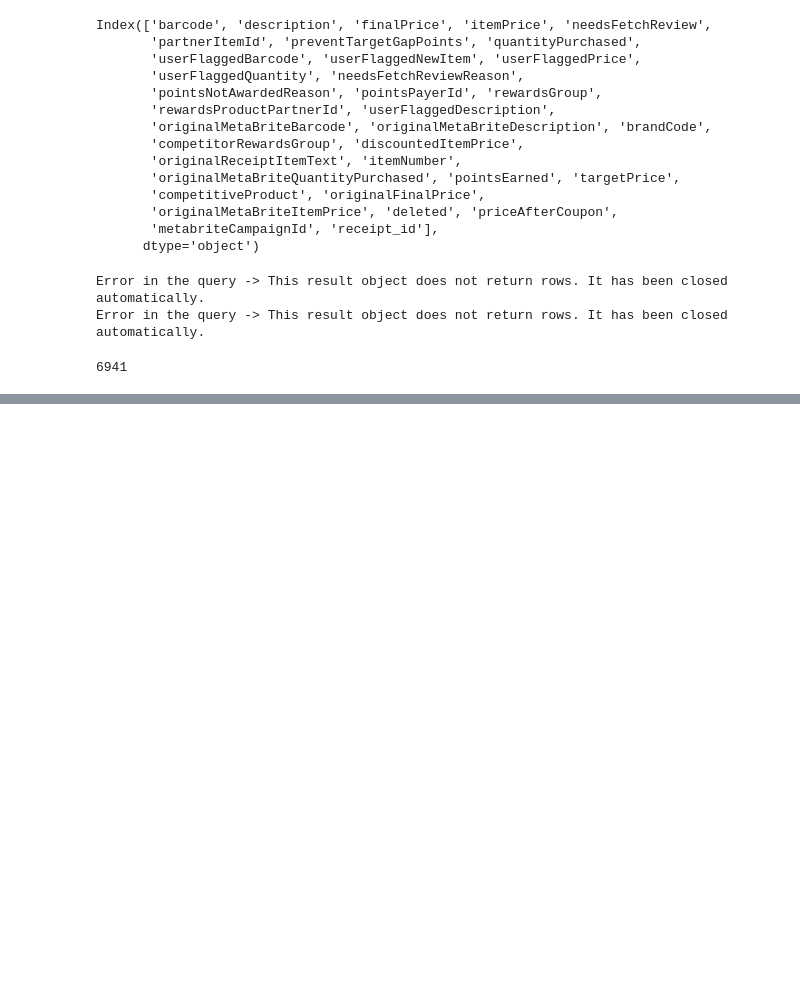
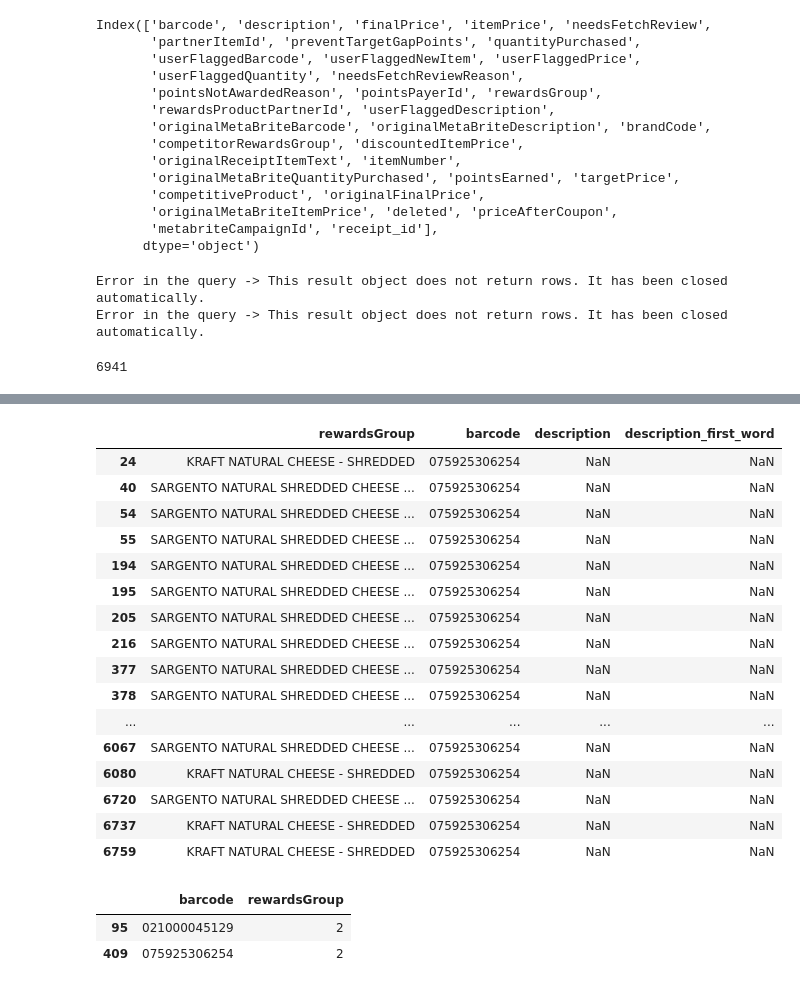
Before and after one commit to AmarthyaK/Fetch_take_home_Amarthya, a Jupyter notebook: Data_quality_checks_and MYSQL_load.ipynb, the cells around one changed output, grey strips where cells are left out. Drawn from its saved outputs; the diff is of its cells as text; code cells hidden in the pictures; blank space fills up the shorter version.

```diff
--- a/Data_quality_checks_and MYSQL_load.ipynb
+++ b/Data_quality_checks_and MYSQL_load.ipynb
@@ -1412,0 +1344,35 @@ receipts_df[receipts_df['scan_check'] == '2021-03'].head()
+# %%
+rewards_receipts_df[rewards_receipts_df['barcode']=='075925306254'][['rewardsGroup','barcode','description','description_first_word']]
+# %% [output]
+|  | rewardsGroup | barcode | description | description_first_word |
+| 24 | KRAFT NATURAL CHEESE - SHREDDED | 075925306254 | NaN | NaN |
+| 40 | SARGENTO NATURAL SHREDDED CHEESE ... | 075925306254 | NaN | NaN |
+| 54 | SARGENTO NATURAL SHREDDED CHEESE ... | 075925306254 | NaN | NaN |
+| 55 | SARGENTO NATURAL SHREDDED CHEESE ... | 075925306254 | NaN | NaN |
+| 194 | SARGENTO NATURAL SHREDDED CHEESE ... | 075925306254 | NaN | NaN |
+| 195 | SARGENTO NATURAL SHREDDED CHEESE ... | 075925306254 | NaN | NaN |
+| 205 | SARGENTO NATURAL SHREDDED CHEESE ... | 075925306254 | NaN | NaN |
+| 216 | SARGENTO NATURAL SHREDDED CHEESE ... | 075925306254 | NaN | NaN |
+| 377 | SARGENTO NATURAL SHREDDED CHEESE ... | 075925306254 | NaN | NaN |
+| 378 | SARGENTO NATURAL SHREDDED CHEESE ... | 075925306254 | NaN | NaN |
+| ... | ... | ... | ... | ... |
+| 6067 | SARGENTO NATURAL SHREDDED CHEESE ... | 075925306254 | NaN | NaN |
+| 6080 | KRAFT NATURAL CHEESE - SHREDDED | 075925306254 | NaN | NaN |
+| 6720 | SARGENTO NATURAL SHREDDED CHEESE ... | 075925306254 | NaN | NaN |
+| 6737 | KRAFT NATURAL CHEESE - SHREDDED | 075925306254 | NaN | NaN |
+| 6759 | KRAFT NATURAL CHEESE - SHREDDED | 075925306254 | NaN | NaN |
+# %%
+rewards_receipts_df_check = rewards_receipts_df.copy()
+# rewards_receipts_df_check['categoryCode'].fillna('NOTFOUND',inplace= True)
+
+### Checking if Category values have a unique pair of category code
+
+### checking inconsistent
+
+inconsistent = rewards_receipts_df_check.groupby('barcode')['rewardsGroup'].nunique().reset_index()
+inconsistent = inconsistent[inconsistent['rewardsGroup'] > 1]
+inconsistent
+# %% [output]
+|  | barcode | rewardsGroup |
+| 95 | 021000045129 | 2 |
+| 409 | 075925306254 | 2 |
```
Also changed, not shown: parts of 48 cells of this notebook, 8 other files.
